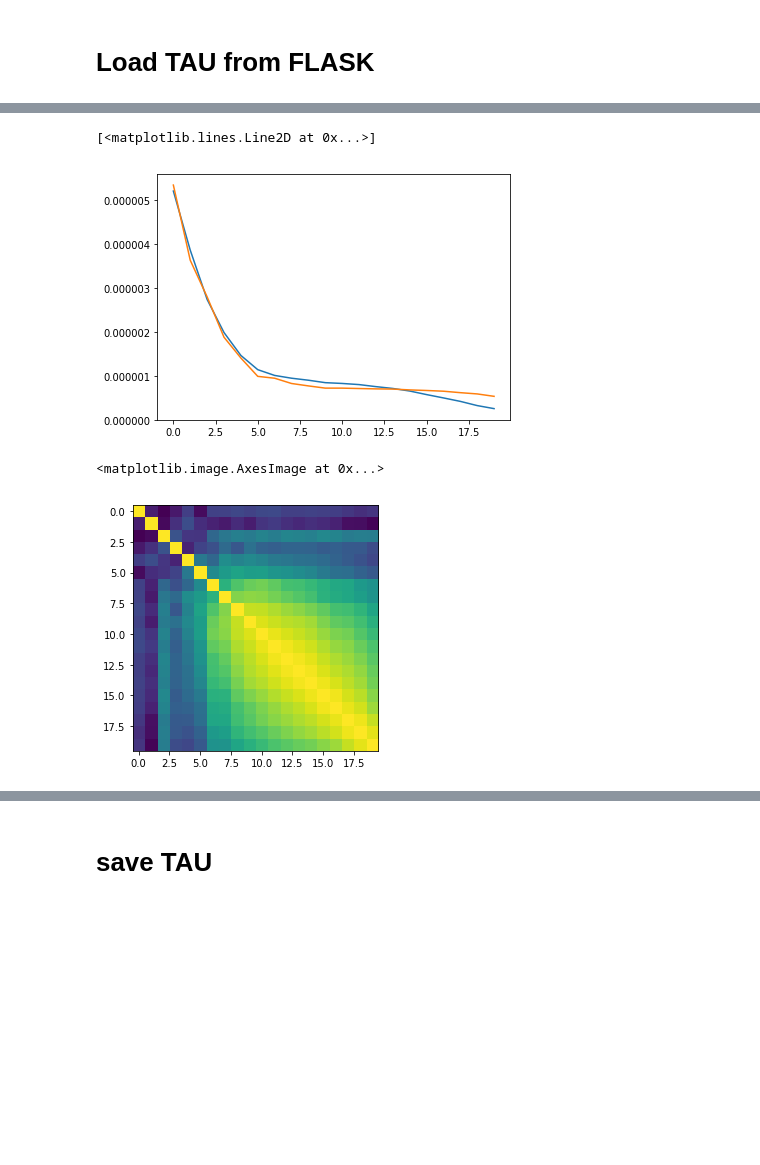
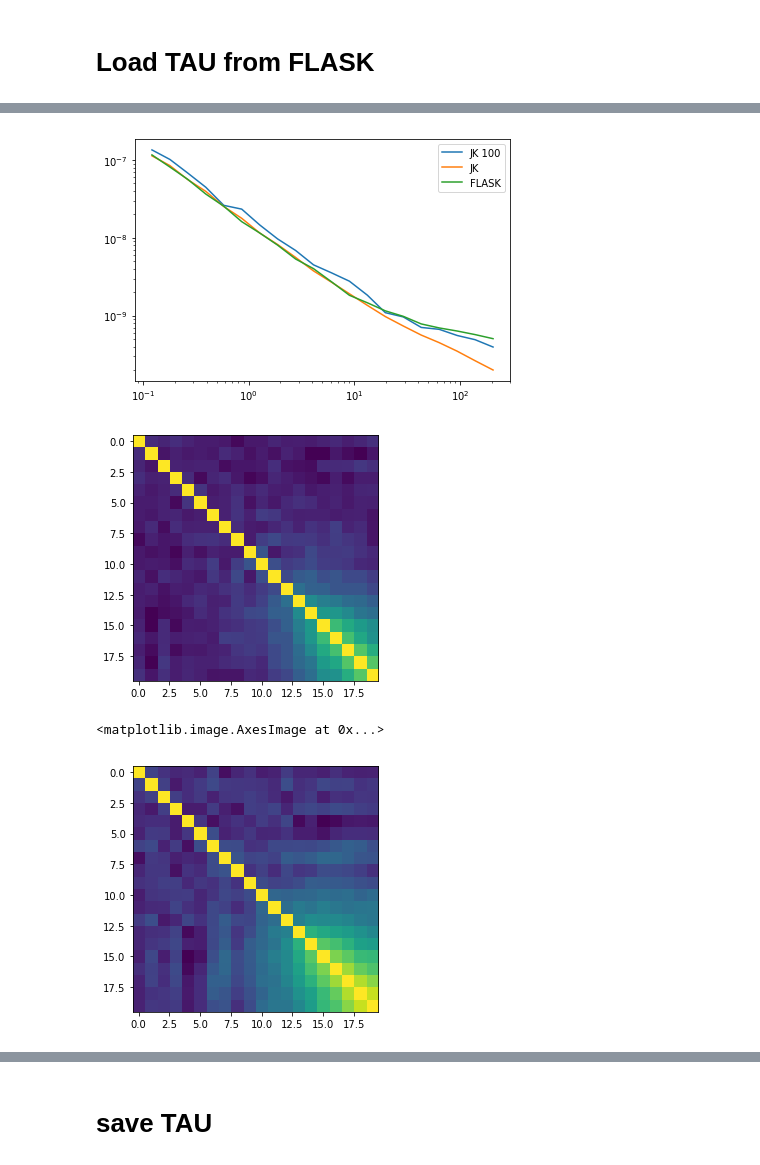
Before and after one commit to des-science/Y3_shearcat_tests, a Jupyter notebook: alpha-beta-eta-test/code_marco_ABE/plot_results.ipynb, the cells around one changed output, grey strips where cells are left out. Drawn from its saved outputs; the diff is of its cells as text; code cells hidden in the pictures; blank space fills up the shorter version.

```diff
--- a/alpha-beta-eta-test/code_marco_ABE/plot_results.ipynb
+++ b/alpha-beta-eta-test/code_marco_ABE/plot_results.ipynb
@@ -417,31 +484,20 @@ if 1==1:
-# %%
-rr = 'p'
-plt.plot(ataus[rr+"_pv"]['err'])
-plt.plot(ataus_FLASK[rr+"_pv"]['err'])
-# %% [output]
-[<matplotlib.lines.Line2D at 0x...>]
-[figure, removed]
-# %%
-#for hh in range(zbins):
-if 1==1:
-    hh=0
-    ataus = dict()
-    for rr in rrs:
-        tpv = []
-        tmv = []
-        tp = []
-        tm = []
-
-        path=name_folder_x+"_{0}/y3_sm2__{1}_full_noweight".format(hh,rr)
-        muteaa = load_obj(path)
-        tpv.append(muteaa['high']["xip"])#/R[hh])
-        tmv.append(muteaa['high']["xim"])#/R[hh])
-        tp.append(muteaa['high']["corr_jckp"].T)#/R[hh])
-        tm.append(muteaa['high']["corr_jckm"].T)#/R[hh])
-        ataus[rr+"_pv"]=tpv
-        ataus[rr+"_mv"]=tmv
-        ataus[rr+"_p"]=tp
-        ataus[rr+"_m"]=tm
-# %% [output]
-<matplotlib.image.AxesImage at 0x...>
-[figure, removed]
+# %%
+rr = 'w'
+rra = 'w_sw'
+rrf = 'w'
+ll = 'y3__rho0'
+plt.plot(rho_dict[ll][0],Ataus100[rra+"_pv"]['err'], label = 'JK 100')
+plt.plot(rho_dict[ll][0],ataus[rr+"_pv"]['err'], label = 'JK')
+plt.plot(rho_dict[ll][0],ataus_FLASK[rrf+"_pv"]['err'], label = 'FLASK')
+plt.legend()
+plt.yscale('log')
+plt.xscale('log')
+plt.show()
+plt.imshow(ataus[rr+"_pv"]['corr'])
+plt.show()
+plt.imshow(ataus_FLASK[rrf+"_pv"]['corr'])
+# %% [output]
+[figure, added]
+[figure, added]
+<matplotlib.image.AxesImage at 0x...>
+[figure, added]
```
Also changed, not shown: parts of 30 cells of this notebook.
